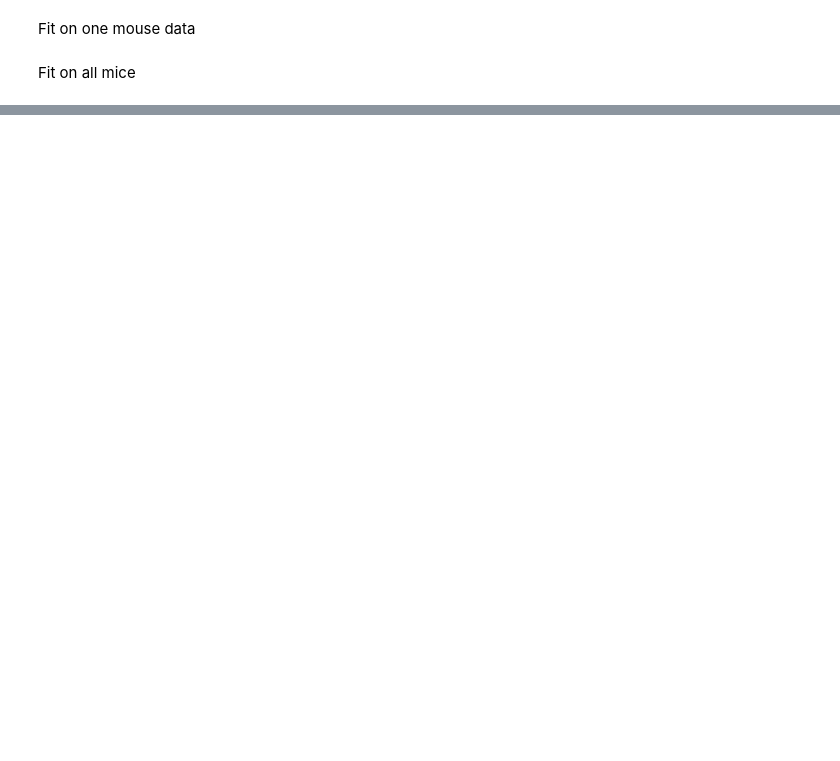
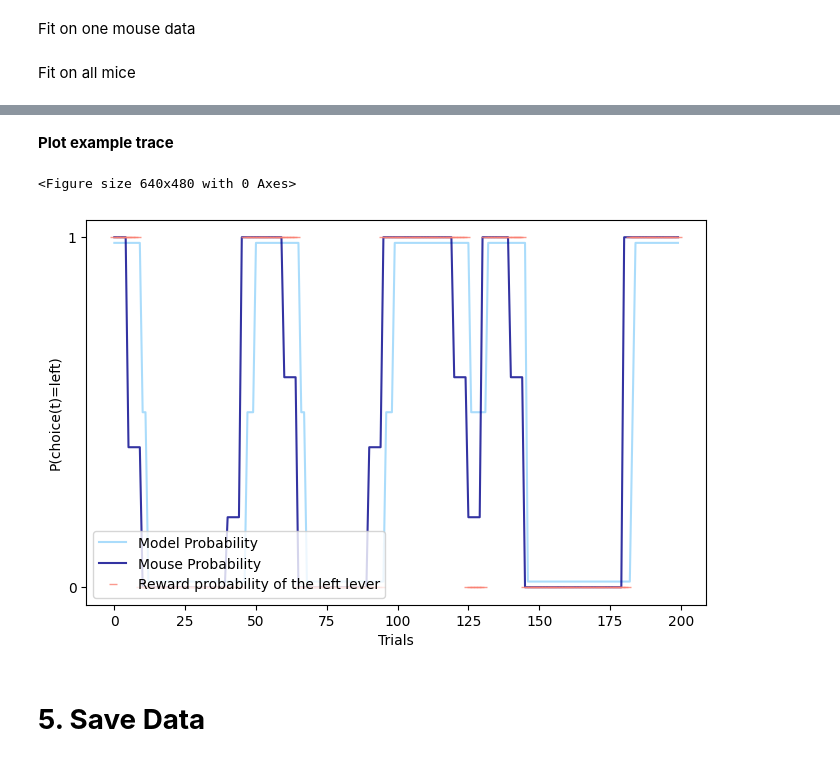
Before and after one commit to Finnley111/RL_Modeling_Mouse_Data, a Jupyter notebook: RL_Modeling.ipynb, the cells around one changed output, grey strips where cells are left out. Cells and saved outputs as stored; diff of their text form; code cells hidden in the pictures; blank space fills up the shorter version.

```diff
--- a/RL_Modeling.ipynb
+++ b/RL_Modeling.ipynb
@@ -1203,0 +1615,5 @@ NameError: name 'Mouse_Info' is not defined
+# %%
+print('Model:', best_model)
+parameters = {}
+parameters[best_model] = getParameters(results, best_model, save=False)
+parameters[best_model]
@@ -1203,0 +1632,4 @@ NameError: name 'Mouse_Info' is not defined
+# %%
+print('Model:', 'Random')
+parameters['Random']= getParameters(results, 'Random', save=False)
+parameters['Random']
@@ -1203,0 +1648,11 @@ NameError: name 'Mouse_Info' is not defined
+# %% [markdown]
+**Plot example trace**
+# %%
+mouse = 'HPD14'
+
+plot_ExampleBehaviour(data,mouse, 'DQF', parameters['DQF'], trials=[500,700],  size=[8,5], save = True)
+# %% [output]
+<Figure size 640x480 with 0 Axes>
+[figure, added]
+# %% [markdown]
+# **5. Save Data**
```
Also changed, not shown: parts of 26 cells of this notebook.
